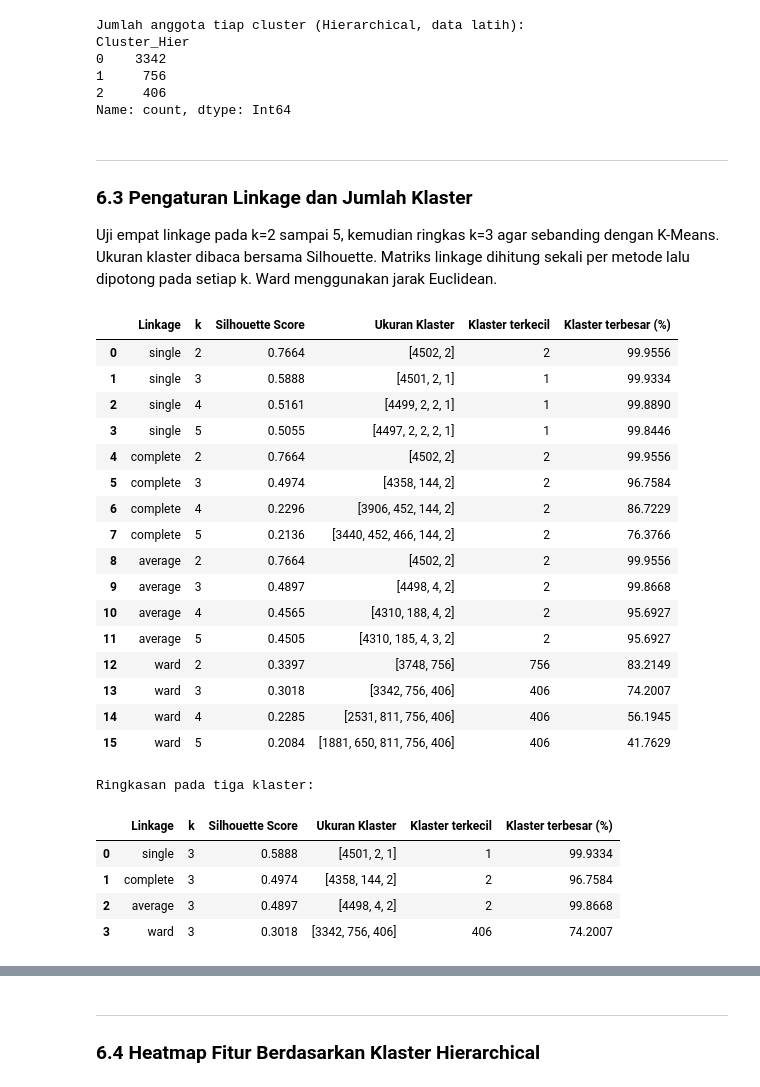
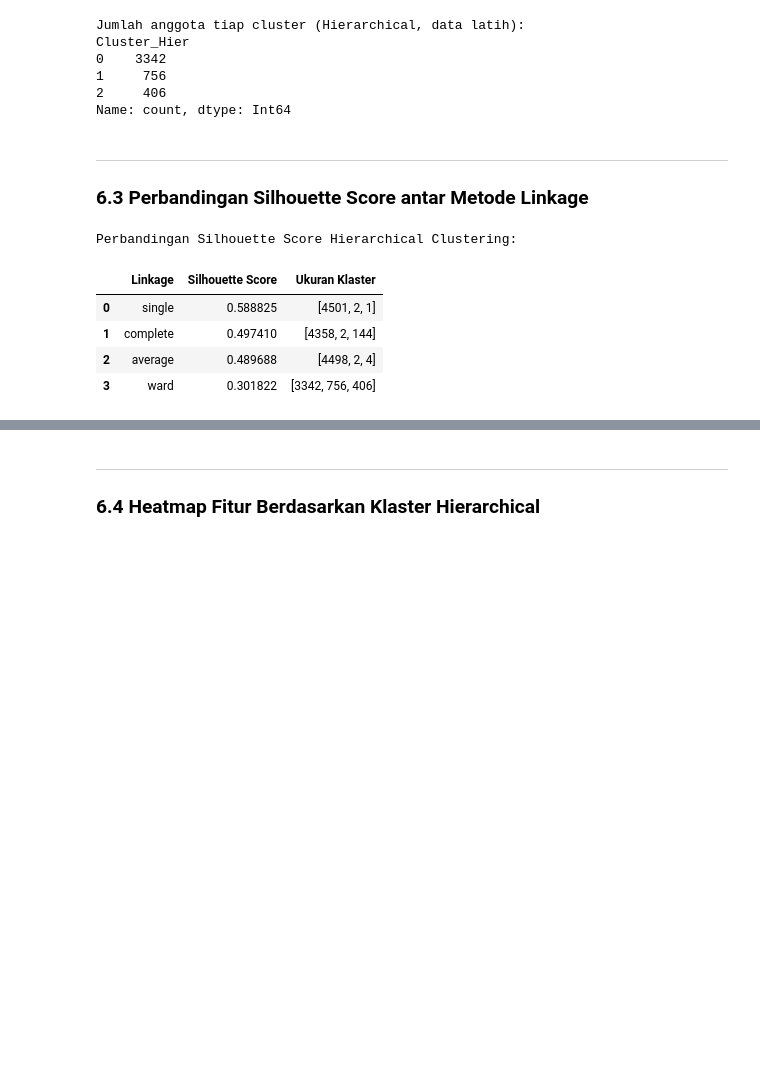
Before and after one commit to biyancore/Project_Segmentasi_Ecommerce, a Jupyter notebook: ecommerce_data_understanding.ipynb, the cells around one changed output, grey strips where cells are left out. Drawn from its saved outputs; the diff is of its cells as text; code cells hidden in the pictures; blank space fills up the shorter version.

```diff
--- a/ecommerce_data_understanding.ipynb
+++ b/ecommerce_data_understanding.ipynb
@@ -1034,11 +1038,0 @@ Jumlah anggota seluruh pelanggan:
-# %%
-profil_parameter = {}
-for k in [2, 3]:
-    labels = kmeans_candidates[k].labels_
-    profil_parameter[k] = X_train.assign(Klaster=labels).groupby('Klaster')[selected_features].mean()
-    profil_parameter[k].insert(0, 'Jumlah data latih', np.bincount(labels, minlength=k))
-display(pd.concat(profil_parameter, names=['k', 'Klaster']).round(2))
-perpindahan_k = pd.crosstab(kmeans_candidates[2].labels_, kmeans_candidates[3].labels_,
-                           rownames=['Klaster k=2'], colnames=['Klaster k=3'])
-display(perpindahan_k)
-assert perpindahan_k.to_numpy().sum() == len(X_train_scaled)
@@ -1205,53 +1185,30 @@ Cluster_Hier
 Name: count, dtype: Int64
 # %% [markdown]
 ---
-### 6.3 Pengaturan Linkage dan Jumlah Klaster
-Uji empat linkage pada k=2 sampai 5, kemudian ringkas k=3 agar sebanding dengan K-Means. Ukuran klaster dibaca bersama Silhouette. Matriks linkage dihitung sekali per metode lalu dipotong pada setiap k. Ward menggunakan jarak Euclidean.
+### 6.3 Perbandingan Silhouette Score antar Metode Linkage
 # %%
-from scipy.cluster.hierarchy import cut_tree
-hier_parameter_rows = []
-hier_labels_grid = {}
+# Evaluasi Silhouette Score dan ukuran klaster untuk berbagai linkage pada k = 3
+hier_sil_scores = {}
+hier_sizes = {}
 for link in linkage_list:
-    Z_link = linkage(X_train_scaled, method=link, metric='euclidean')
-    for k in k_list:
-        labels = cut_tree(Z_link, n_clusters=k).ravel()
-        sizes = np.bincount(labels, minlength=k)
-        hier_labels_grid[(link, k)] = labels
-        hier_parameter_rows.append({'Linkage': link, 'k': k,
-            'Silhouette Score': silhouette_score(X_train_scaled, labels),
-            'Ukuran Klaster': sizes.tolist(), 'Klaster terkecil': int(sizes.min()),
-            'Klaster terbesar (%)': sizes.max() / len(X_train_scaled) * 100})
-parameter_hier = pd.DataFrame(hier_parameter_rows)
-display(parameter_hier.round(4))
-df_sil_hier = parameter_hier[parameter_hier['k'] == 3].reset_index(drop=True)
-hier_sil_scores = dict(zip(df_sil_hier['Linkage'], df_sil_hier['Silhouette Score']))
-hier_sizes = dict(zip(df_sil_hier['Linkage'], df_sil_hier['Ukuran Klaster']))
-print('Ringkasan pada tiga klaster:')
-display(df_sil_hier.round(4))
-from sklearn.metrics import adjusted_rand_score
-assert adjusted_rand_score(train_labels, hier_labels_grid[('ward', 3)]) == 1.0
+    model_hc = AgglomerativeClustering(n_clusters=3, metric='euclidean', linkage=link)
+    labels = model_hc.fit_predict(X_train_scaled)
+    hier_sil_scores[link] = silhouette_score(X_train_scaled, labels)
+    hier_sizes[link] = np.bincount(labels).tolist()
+
+# Menampilkan perbandingan Silhouette Score antar linkage
+df_sil_hier = pd.DataFrame({
+    'Linkage': list(hier_sil_scores.keys()),
+    'Silhouette Score': list(hier_sil_scores.values()),
+    'Ukuran Klaster': list(hier_sizes.values())
+})
+print("Perbandingan Silhouette Score Hierarchical Clustering:")
+display(df_sil_hier)
 # %% [output]
+Perbandingan Silhouette Score Hierarchical Clustering:
-|  | Linkage | k | Silhouette Score | Ukuran Klaster | Klaster terkecil | Klaster terbesar (%) |
-| 0 | single | 2 | 0.7664 | [4502, 2] | 2 | 99.9556 |
-| 1 | single | 3 | 0.5888 | [4501, 2, 1] | 1 | 99.9334 |
-| 2 | single | 4 | 0.5161 | [4499, 2, 2, 1] | 1 | 99.8890 |
-| 3 | single | 5 | 0.5055 | [4497, 2, 2, 2, 1] | 1 | 99.8446 |
-| 4 | complete | 2 | 0.7664 | [4502, 2] | 2 | 99.9556 |
-| 5 | complete | 3 | 0.4974 | [4358, 144, 2] | 2 | 96.7584 |
-| 6 | complete | 4 | 0.2296 | [3906, 452, 144, 2] | 2 | 86.7229 |
-| 7 | complete | 5 | 0.2136 | [3440, 452, 466, 144, 2] | 2 | 76.3766 |
-| 8 | average | 2 | 0.7664 | [4502, 2] | 2 | 99.9556 |
-| 9 | average | 3 | 0.4897 | [4498, 4, 2] | 2 | 99.8668 |
-| 10 | average | 4 | 0.4565 | [4310, 188, 4, 2] | 2 | 95.6927 |
-| 11 | average | 5 | 0.4505 | [4310, 185, 4, 3, 2] | 2 | 95.6927 |
-| 12 | ward | 2 | 0.3397 | [3748, 756] | 756 | 83.2149 |
-| 13 | ward | 3 | 0.3018 | [3342, 756, 406] | 406 | 74.2007 |
-| 14 | ward | 4 | 0.2285 | [2531, 811, 756, 406] | 406 | 56.1945 |
-| 15 | ward | 5 | 0.2084 | [1881, 650, 811, 756, 406] | 406 | 41.7629 |
+|  | Linkage | Silhouette Score | Ukuran Klaster |
+| 0 | single | 0.588825 | [4501, 2, 1] |
+| 1 | complete | 0.497410 | [4358, 2, 144] |
+| 2 | average | 0.489688 | [4498, 2, 4] |
+| 3 | ward | 0.301822 | [3342, 756, 406] |
-Ringkasan pada tiga klaster:
-|  | Linkage | k | Silhouette Score | Ukuran Klaster | Klaster terkecil | Klaster terbesar (%) |
-| 0 | single | 3 | 0.5888 | [4501, 2, 1] | 1 | 99.9334 |
-| 1 | complete | 3 | 0.4974 | [4358, 144, 2] | 2 | 96.7584 |
-| 2 | average | 3 | 0.4897 | [4498, 4, 2] | 2 | 99.8668 |
-| 3 | ward | 3 | 0.3018 | [3342, 756, 406] | 406 | 74.2007 |
 # %% [markdown]
```
Also changed, not shown: parts of 18 cells of this notebook.
